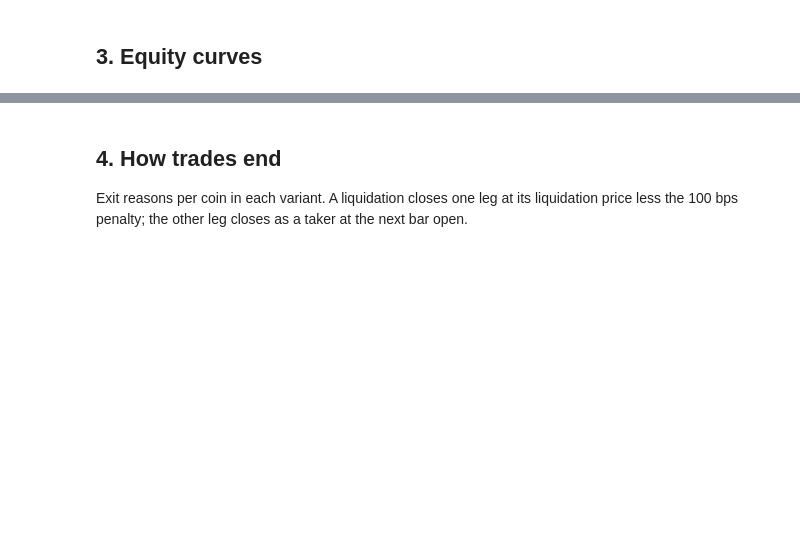
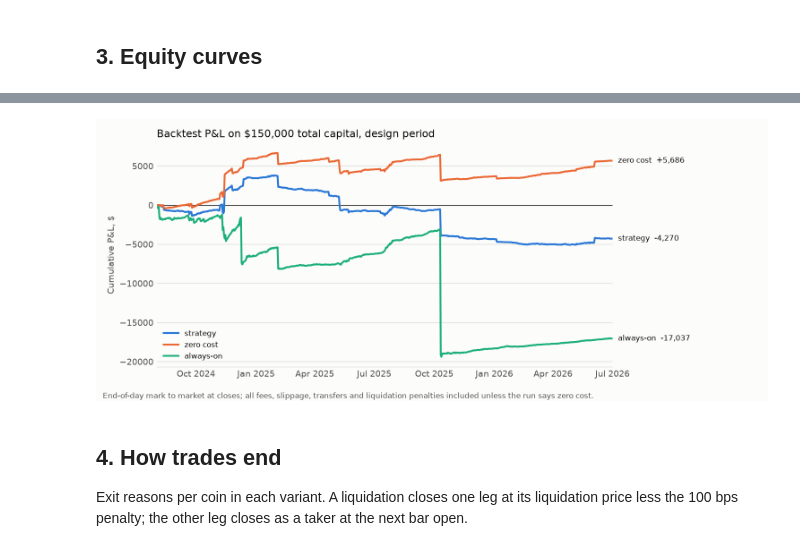
Before and after one commit to arthurfritscheck/funding-dislocations, a Jupyter notebook: notebooks/02_strategy.ipynb, the cells around one changed output, grey strips where cells are left out. Cells and saved outputs as stored; diff of their text form; code cells hidden in the pictures; blank space fills up the shorter version.

```diff
--- a/notebooks/02_strategy.ipynb
+++ b/notebooks/02_strategy.ipynb
@@ -138,8 +151,11 @@ F.plot_equity({"as-specified": runs["as_specified"]["strategy"].daily,
 # %%
 c = runs["corrected"]
-F.plot_equity({"strategy": c["strategy"].daily, "zero cost": c["zero_cost"].daily,
+path = ROOT / "report/figures/backtest_corrected_equity.png"
+show(F.plot_equity({"strategy": c["strategy"].daily, "zero cost": c["zero_cost"].daily,
                "always-on": c["always_on"].daily}, c["strategy"].capital,
-              ROOT / "report/figures/backtest_corrected_equity.png");
+              path), path)
+# %% [output]
+[figure, added]
 # %% [markdown]
 ## 4. How trades end
 
```
Also changed, not shown: parts of 3 cells of this notebook, 12 other files.
